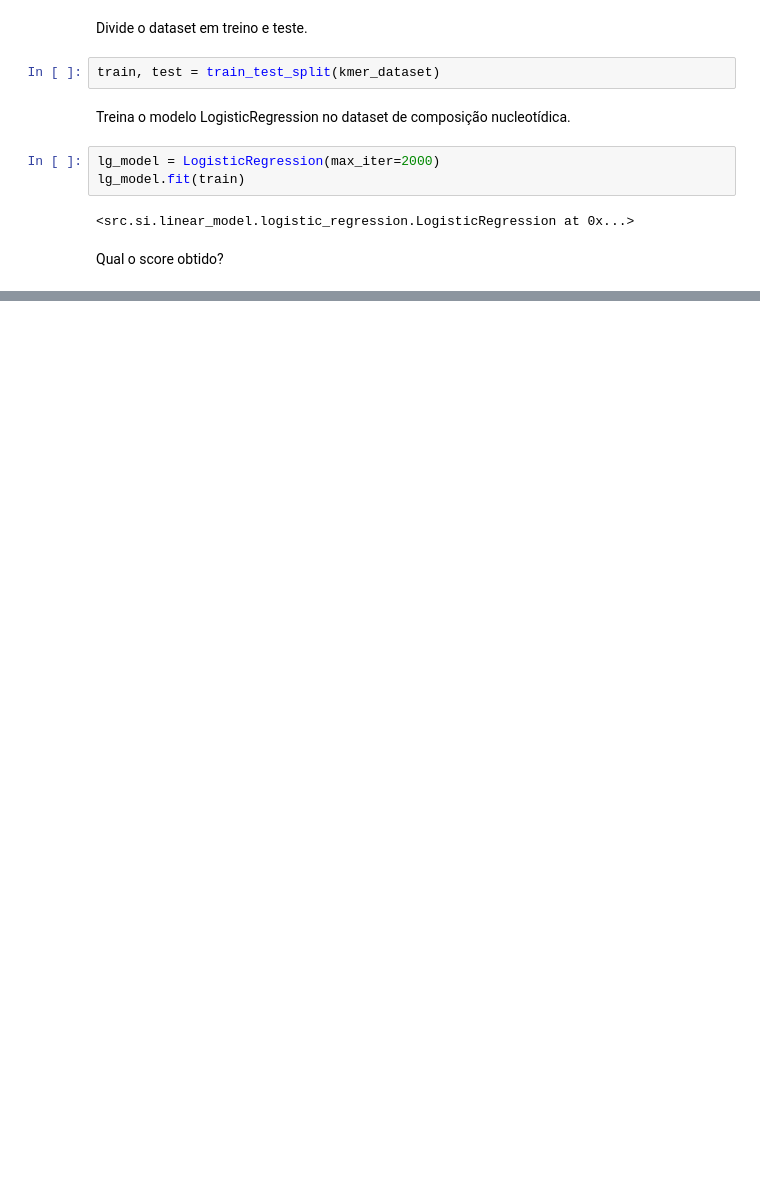
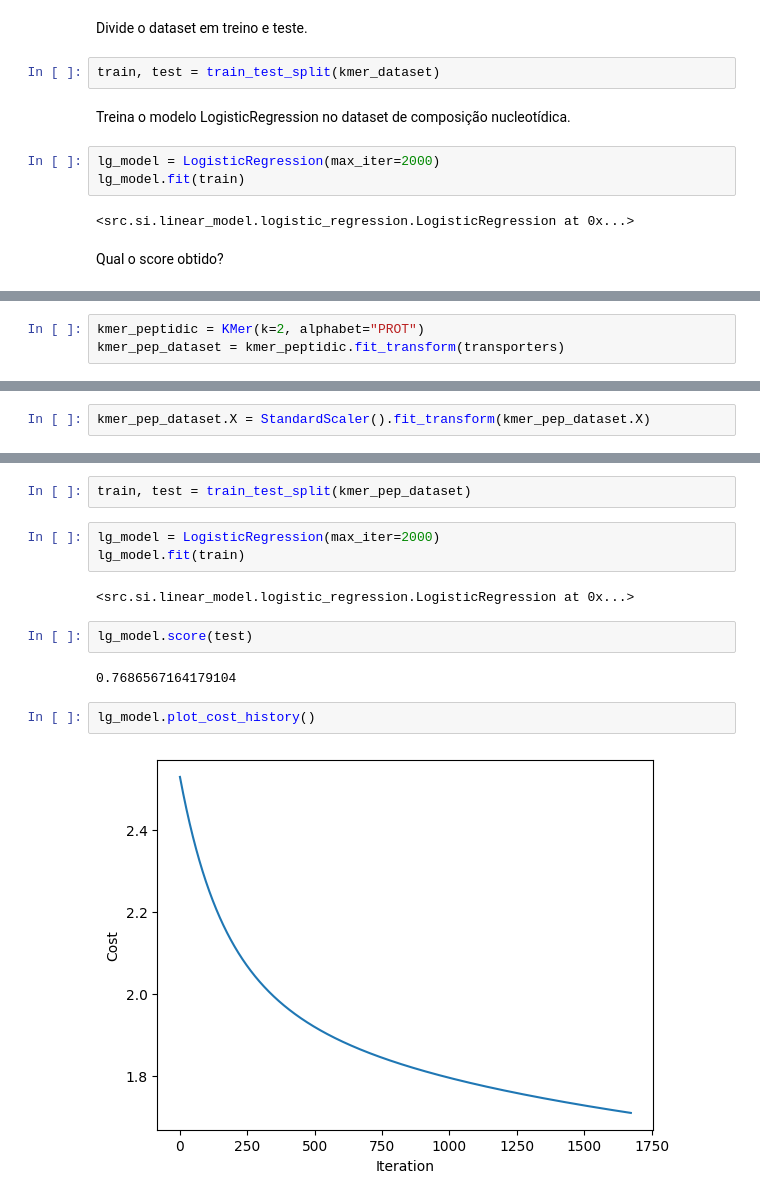
Before and after one commit to ruigomesbioinf/si, a Jupyter notebook: assignments/aula8/test_feature_extraction.ipynb, the cells around one changed output, grey strips where cells are left out. Cells and saved outputs as stored; diff of their text form; blank space fills up the shorter version.

Commit message:
[UPDATE] peptidic implementation test

```diff
--- a/assignments/aula8/test_feature_extraction.ipynb
+++ b/assignments/aula8/test_feature_extraction.ipynb
@@ -66,0 +74,3 @@ pd.DataFrame(kmer_dataset.X)
+# %%
+kmer_peptidic = KMer(k=2, alphabet="PROT")
+kmer_pep_dataset = kmer_peptidic.fit_transform(transporters)
@@ -66,0 +94,2 @@ pd.DataFrame(kmer_dataset.X)
+# %%
+kmer_pep_dataset.X = StandardScaler().fit_transform(kmer_pep_dataset.X)
@@ -66,0 +113,15 @@ pd.DataFrame(kmer_dataset.X)
+# %%
+train, test = train_test_split(kmer_pep_dataset)
+# %%
+lg_model = LogisticRegression(max_iter=2000)
+lg_model.fit(train)
+# %% [output]
+<src.si.linear_model.logistic_regression.LogisticRegression at 0x...>
+# %%
+lg_model.score(test)
+# %% [output]
+0.7686567164179104
+# %%
+lg_model.plot_cost_history()
+# %% [output]
+[figure, added]
```
Also changed, not shown: parts of 12 cells of this notebook.
